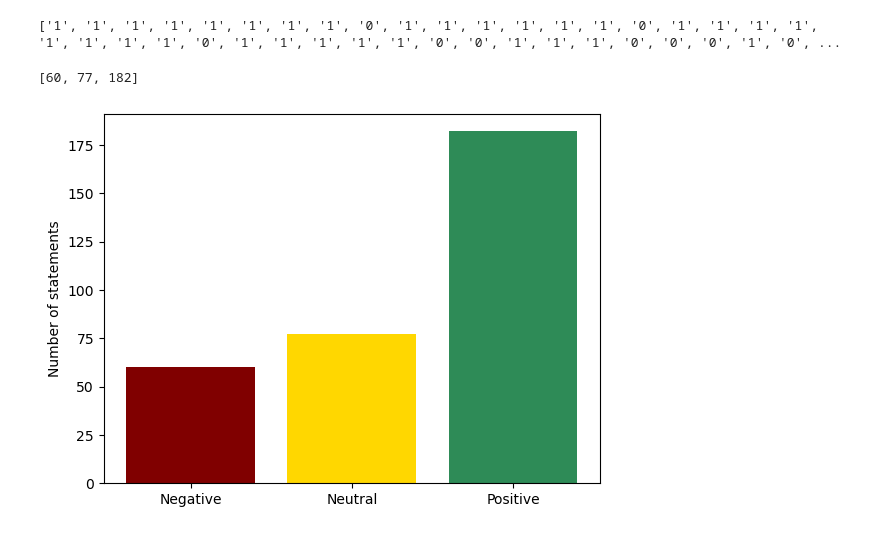
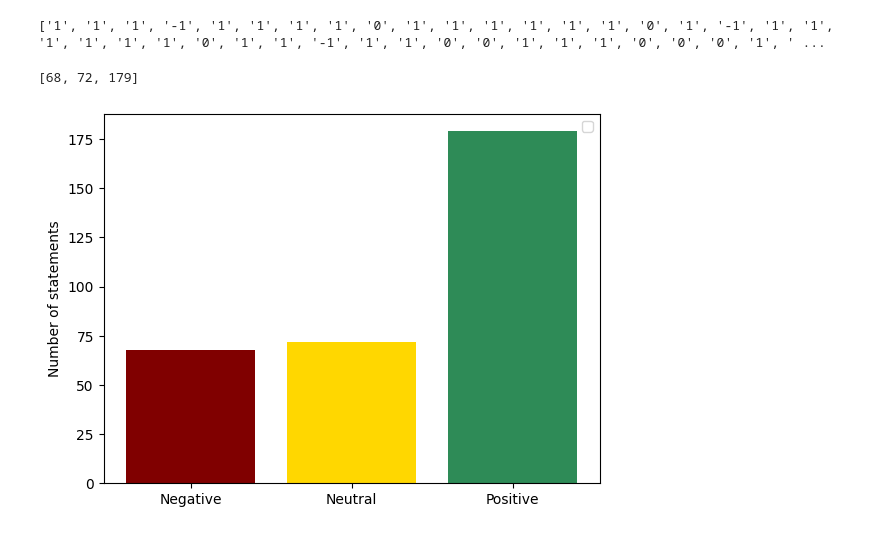
Before and after one commit to NoHaxRelax/videnskabsteori, a Jupyter notebook: plotshit.ipynb, the cells around one changed output. Cells and saved outputs as stored; diff of their text form; code cells hidden in the pictures.

```diff
--- a/plotshit.ipynb
+++ b/plotshit.ipynb
@@ -1,27 +1,28 @@
 # %%
 data = []
 
-with open('datatinng.txt', 'r') as file:
+with open('datatinng2.txt', 'r') as file:
     for line in file:
         data.append(line.split(' ')[1])
 
 print(data)
 # %% [output]
-['1', '1', '1', '1', '1', '1', '1', '1', '0', '1', '1', '1', '1', '1', '1', '0', '1', '1', '1', '1', '1', '1', '1', '1', '0', '1', '1', '1', '1', '1', '0', '0', '1', '1', '1', '0', '0', '0', '1', '0', ...
+['1', '1', '1', '-1', '1', '1', '1', '1', '0', '1', '1', '1', '1', '1', '1', '0', '1', '-1', '1', '1', '1', '1', '1', '1', '0', '1', '1', '-1', '1', '1', '0', '0', '1', '1', '1', '0', '0', '0', '1', ' ...
 # %%
 import matplotlib.pyplot as plt
 
 changeddata = []
 for i in range(-1, 2):
     changeddata.append(data.count(str(i)))
 
 print(changeddata)
 
 plt.bar(range(-1,2), changeddata, color=["maroon", "gold", "seagreen"])
 plt.ylabel('Number of statements')
 plt.xticks(range(-1,2), ['Negative', 'Neutral', 'Positive'])
+plt.legend()
 
 plt.show()
 # %% [output]
-[60, 77, 182]
+[68, 72, 179]
-[figure, old version]
+[figure, new version]
```
Also changed, not shown: parts of 1 cell of this notebook.
